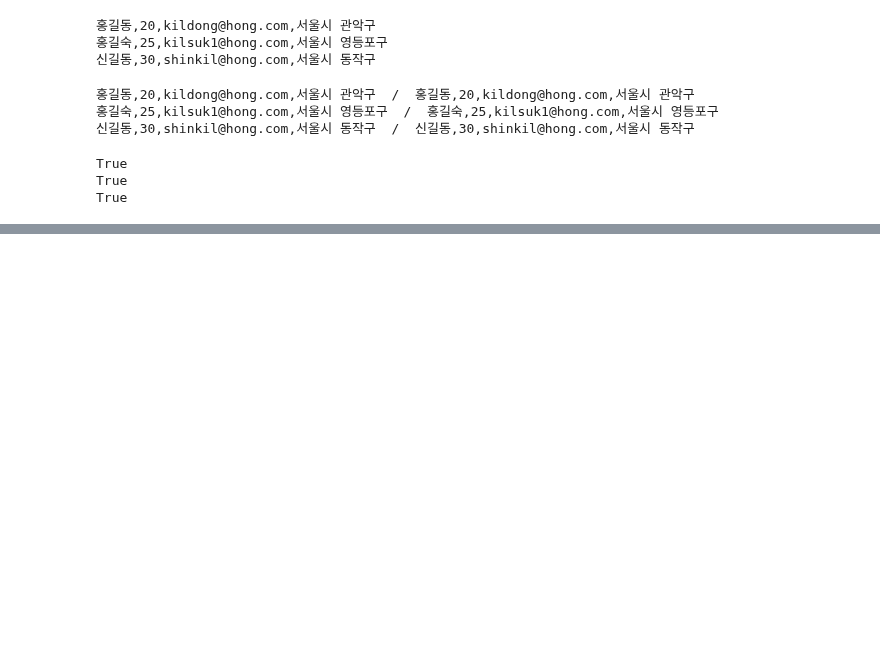
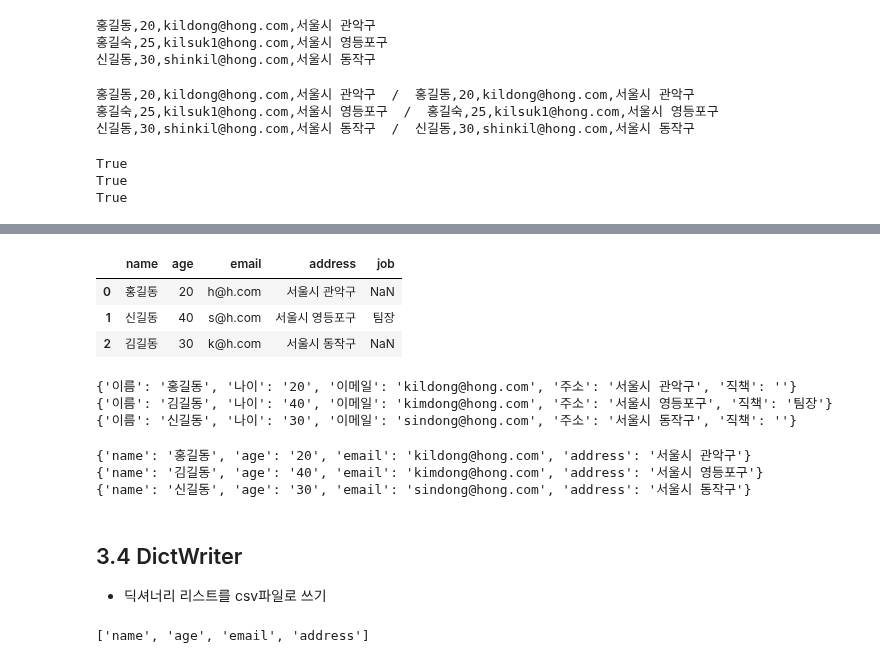
Before and after one commit to hayza1017/ai, a Jupyter notebook: Source/01_python/ch09_파일io프로그래밍.ipynb, the cells around one changed output, grey strips where cells are left out. Cells and saved outputs as stored; diff of their text form; code cells hidden in the pictures; blank space fills up the shorter version.

```diff
--- a/Source/01_python/ch09_파일io프로그래밍.ipynb
+++ b/Source/01_python/ch09_파일io프로그래밍.ipynb
@@ -225,0 +338,37 @@ True
+# %%
+# 11장에서 배울 내용
+import pandas as pd
+pd.read_csv('Data/ch09_member3.csv')
+# %% [output]
+|  | name | age | email | address | job |
+| 0 | 홍길동 | 20 | h@h.com | 서울시 관악구 | NaN |
+| 1 | 신길동 | 40 | s@h.com | 서울시 영등포구 | 팀장 |
+| 2 | 김길동 | 30 | k@h.com | 서울시 동작구 | NaN |
+# %%
+# header가 없는 csv파일을 딕셔너리로 읽기 _ fieldnames=[]를 이용해서
+with open('Data/ch09_member1-cp.csv', 'r') as f:
+    dict_reader = csv.DictReader(f, fieldnames=['이름', '나이', '이메일', '주소', '직책'])
+    for row in dict_reader:
+        print(row)
+# %% [output]
+{'이름': '홍길동', '나이': '20', '이메일': 'kildong@hong.com', '주소': '서울시 관악구', '직책': ''}
+{'이름': '김길동', '나이': '40', '이메일': 'kimdong@hong.com', '주소': '서울시 영등포구', '직책': '팀장'}
+{'이름': '신길동', '나이': '30', '이메일': 'sindong@hong.com', '주소': '서울시 동작구', '직책': ''}
+# %%
+with open('Data/ch09_member1.csv', 'r', encoding='utf-8') as f:
+    dict_reader = csv.DictReader(f, fieldnames=['name', 'age', 'email', 'address'])
+    result = list(dict_reader)
+for row in result:
+    print(row)
+# %% [output]
+{'name': '홍길동', 'age': '20', 'email': 'kildong@hong.com', 'address': '서울시 관악구'}
+{'name': '김길동', 'age': '40', 'email': 'kimdong@hong.com', 'address': '서울시 영등포구'}
+{'name': '신길동', 'age': '30', 'email': 'sindong@hong.com', 'address': '서울시 동작구'}
+# %% [markdown]
+## 3.4 DictWriter
+- 딕셔너리 리스트를 csv파일로 쓰기
+# %%
+fieldnames = list(result[0].keys())
+fieldnames
+# %% [output]
+['name', 'age', 'email', 'address']
```
Also changed, not shown: parts of 65 cells of this notebook, 6 other files.
